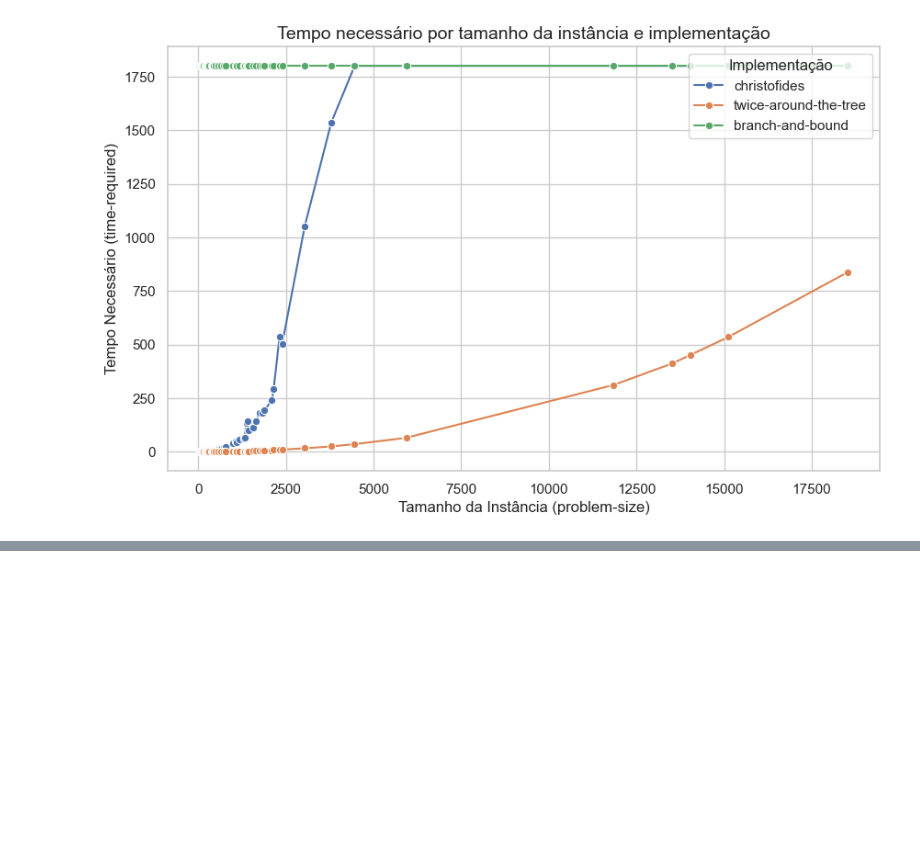
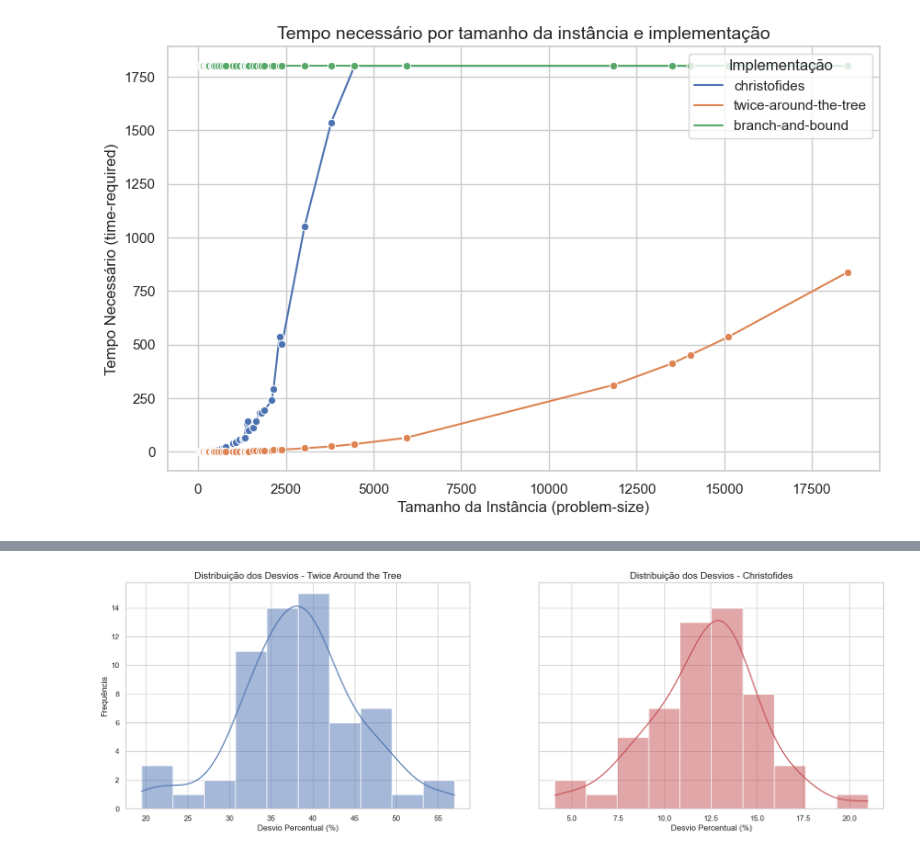
Before and after one commit to erikneves04/NPHard-Solutions, a Jupyter notebook: Analisys.ipynb, the cells around one changed output, grey strips where cells are left out. Saved outputs shown, nothing was run; the diff lists cells and outputs as text; code cells hidden in the pictures; blank space fills up the shorter version.

```diff
--- a/Analisys.ipynb
+++ b/Analisys.ipynb
@@ -66,0 +164,28 @@ Passing `palette` without assigning `hue` is deprecated and will be removed in v
+# %%
+# Gráfico 4: Histograma com a frequência de erros.
+fig, axes = plt.subplots(1, 2, figsize=(20, 6), sharey=True)
+
+sns.histplot(
+    twice["percentage-deviation-t"],
+    bins=10,
+    color="b",
+    kde=True,
+    ax=axes[0]
+)
+axes[0].set_title("Distribuição dos Desvios - Twice Around the Tree", fontsize=14)
+axes[0].set_xlabel("Desvio Percentual (%)", fontsize=12)
+axes[0].set_ylabel("Frequência", fontsize=12)
+
+sns.histplot(
+    christofides["percentage-deviation-c"],
+    bins=10,
+    color="r",
+    kde=True,
+    ax=axes[1]
+)
+axes[1].set_title("Distribuição dos Desvios - Christofides", fontsize=14)
+axes[1].set_xlabel("Desvio Percentual (%)", fontsize=12)
+
+plt.show()
+# %% [output]
+[figure, added]
```
Also changed, not shown: parts of 11 cells of this notebook, 1 other file.
